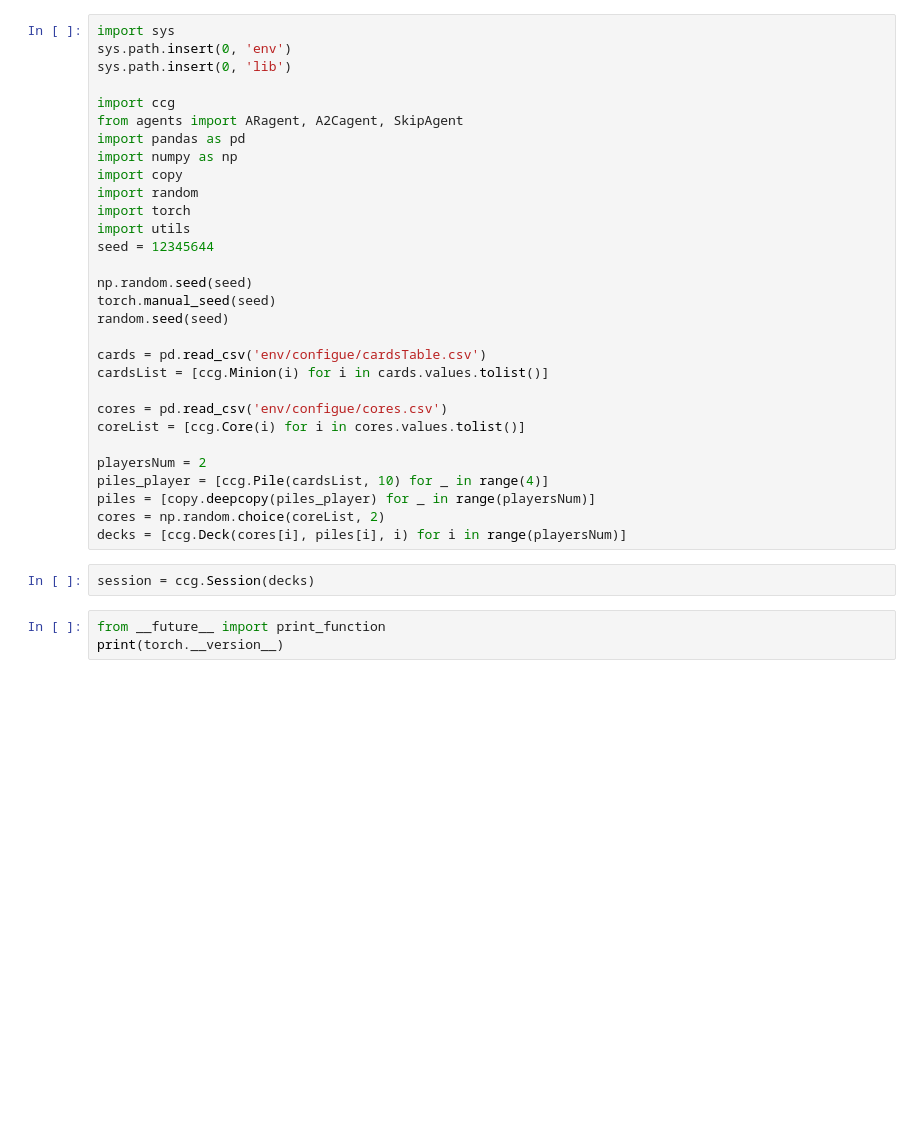
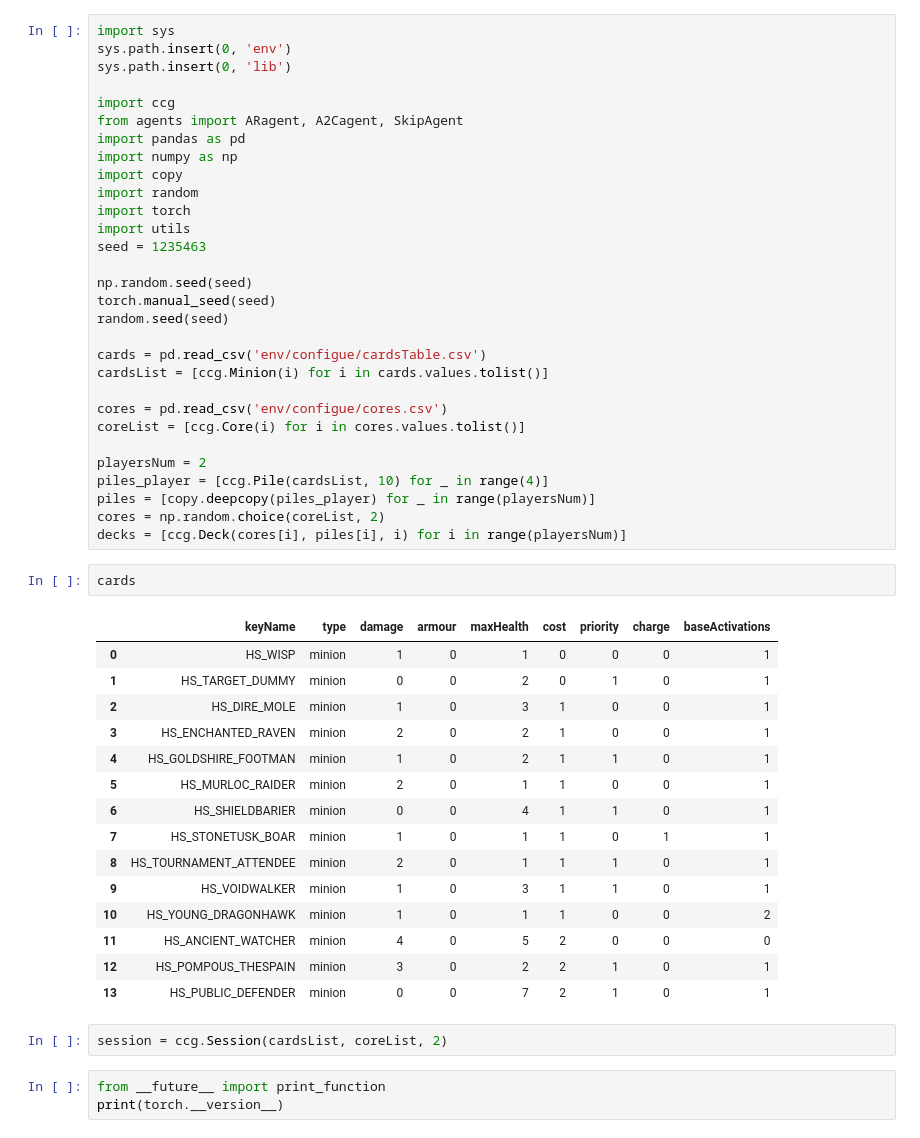
Before and after one commit to GospodinNoob/RL_CCG, a Jupyter notebook: refactored.ipynb, the cells around one changed output. Cells and saved outputs as stored; diff of their text form; blank space fills up the shorter version.

```diff
--- a/refactored.ipynb
+++ b/refactored.ipynb
@@ -11,7 +11,7 @@ import copy
 import random
 import torch
 import utils
-seed = 12345644
+seed = 1235463
 
 np.random.seed(seed)
 torch.manual_seed(seed)
@@ -28,8 +28,26 @@ piles_player = [ccg.Pile(cardsList, 10) for _ in range(4)]
 piles = [copy.deepcopy(piles_player) for _ in range(playersNum)]
 cores = np.random.choice(coreList, 2)
 decks = [ccg.Deck(cores[i], piles[i], i) for i in range(playersNum)]
+# %%
+cards
+# %% [output]
+|  | keyName | type | damage | armour | maxHealth | cost | priority | charge | baseActivations |
+| 0 | HS_WISP | minion | 1 | 0 | 1 | 0 | 0 | 0 | 1 |
+| 1 | HS_TARGET_DUMMY | minion | 0 | 0 | 2 | 0 | 1 | 0 | 1 |
+| 2 | HS_DIRE_MOLE | minion | 1 | 0 | 3 | 1 | 0 | 0 | 1 |
+| 3 | HS_ENCHANTED_RAVEN | minion | 2 | 0 | 2 | 1 | 0 | 0 | 1 |
+| 4 | HS_GOLDSHIRE_FOOTMAN | minion | 1 | 0 | 2 | 1 | 1 | 0 | 1 |
+| 5 | HS_MURLOC_RAIDER | minion | 2 | 0 | 1 | 1 | 0 | 0 | 1 |
+| 6 | HS_SHIELDBARIER | minion | 0 | 0 | 4 | 1 | 1 | 0 | 1 |
+| 7 | HS_STONETUSK_BOAR | minion | 1 | 0 | 1 | 1 | 0 | 1 | 1 |
+| 8 | HS_TOURNAMENT_ATTENDEE | minion | 2 | 0 | 1 | 1 | 1 | 0 | 1 |
+| 9 | HS_VOIDWALKER | minion | 1 | 0 | 3 | 1 | 1 | 0 | 1 |
+| 10 | HS_YOUNG_DRAGONHAWK | minion | 1 | 0 | 1 | 1 | 0 | 0 | 2 |
+| 11 | HS_ANCIENT_WATCHER | minion | 4 | 0 | 5 | 2 | 0 | 0 | 0 |
+| 12 | HS_POMPOUS_THESPAIN | minion | 3 | 0 | 2 | 2 | 1 | 0 | 1 |
+| 13 | HS_PUBLIC_DEFENDER | minion | 0 | 0 | 7 | 2 | 1 | 0 | 1 |
 # %%
-session = ccg.Session(decks)
+session = ccg.Session(cardsList, coreList, 2)
 # %%
 from __future__ import print_function
 print(torch.__version__)
```
Also changed, not shown: parts of 5 cells of this notebook, 6 other files.
